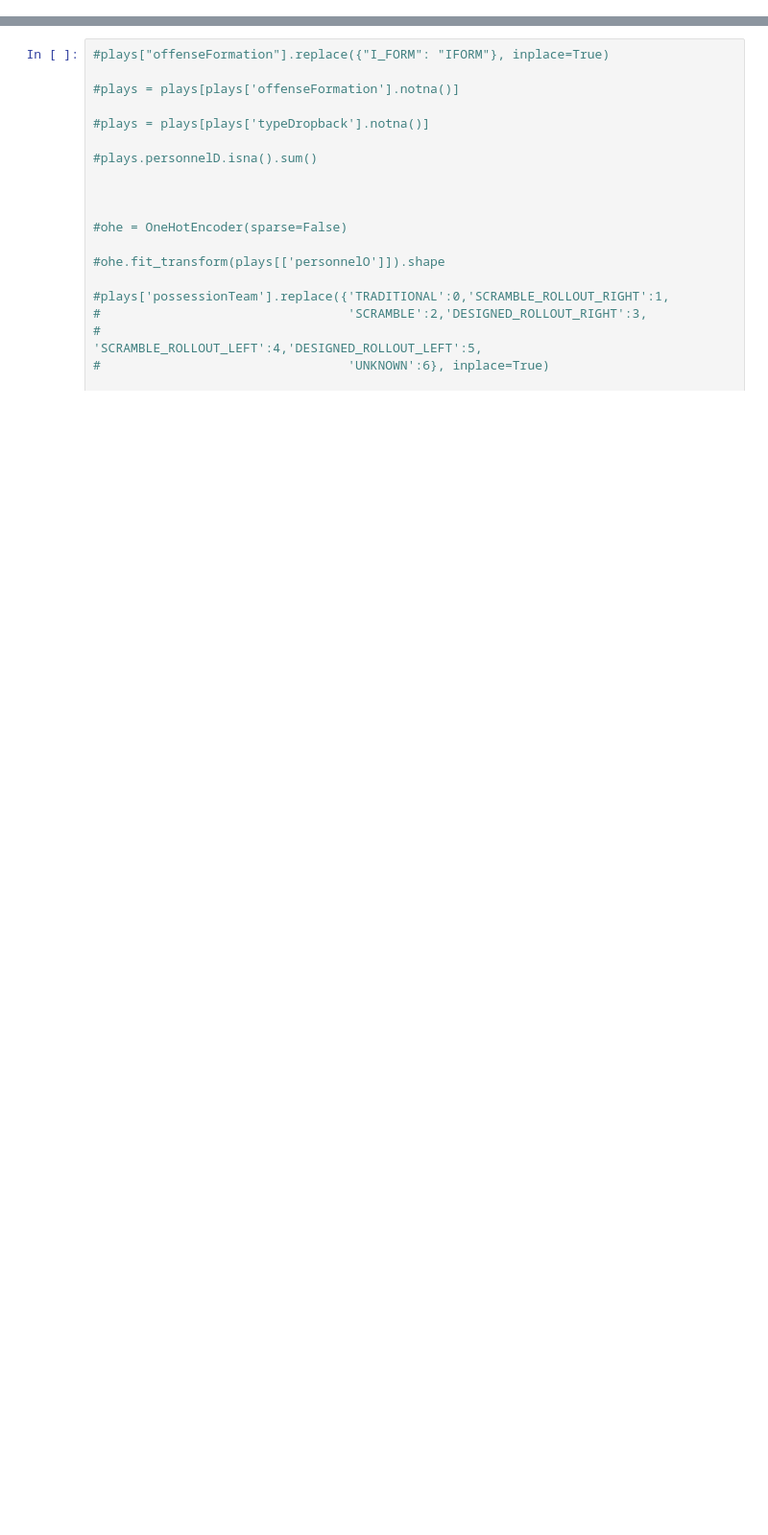
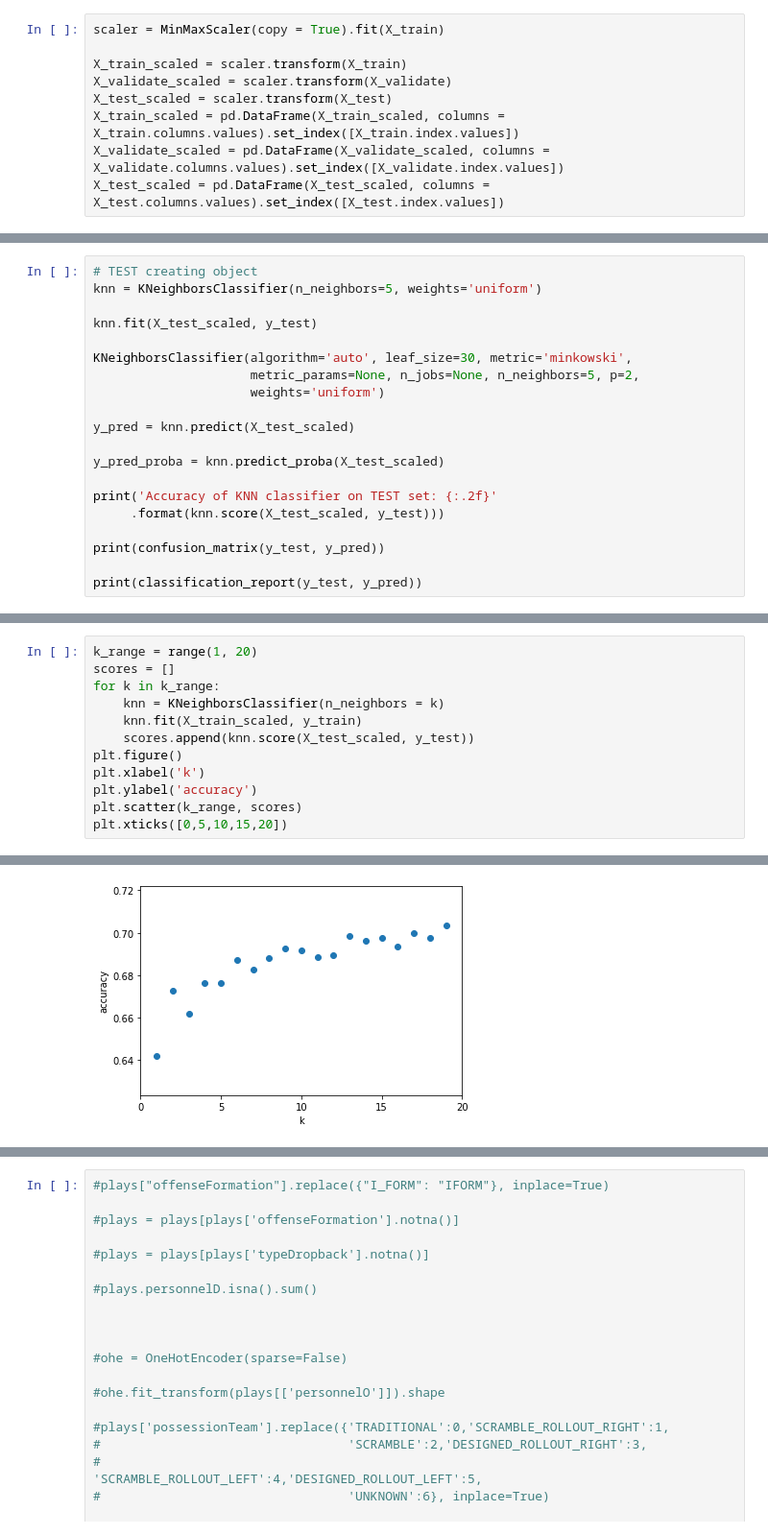
Before and after one commit to Fourth-and-Four/NFL-Big-Data-Bowl-2021, a Jupyter notebook: A_scratch.ipynb, the cells around one changed output, grey strips where cells are left out. Shown at 96% size. Cells and saved outputs as stored; diff of their text form; blank space fills up the shorter version.

```diff
--- a/A_scratch.ipynb
+++ b/A_scratch.ipynb
@@ -75,0 +150,9 @@ memory usage: 3.8+ MB
+# %%
+scaler = MinMaxScaler(copy = True).fit(X_train)
+
+X_train_scaled = scaler.transform(X_train)
+X_validate_scaled = scaler.transform(X_validate)
+X_test_scaled = scaler.transform(X_test)
+X_train_scaled = pd.DataFrame(X_train_scaled, columns = X_train.columns.values).set_index([X_train.index.values])
+X_validate_scaled = pd.DataFrame(X_validate_scaled, columns = X_validate.columns.values).set_index([X_validate.index.values])
+X_test_scaled = pd.DataFrame(X_test_scaled, columns = X_test.columns.values).set_index([X_test.index.values])
@@ -75,0 +506,20 @@ memory usage: 3.8+ MB
+# %%
+# TEST creating object
+knn = KNeighborsClassifier(n_neighbors=5, weights='uniform')
+
+knn.fit(X_test_scaled, y_test)
+
+KNeighborsClassifier(algorithm='auto', leaf_size=30, metric='minkowski',
+                     metric_params=None, n_jobs=None, n_neighbors=5, p=2,
+                     weights='uniform')
+
+y_pred = knn.predict(X_test_scaled)
+
+y_pred_proba = knn.predict_proba(X_test_scaled)
+
+print('Accuracy of KNN classifier on TEST set: {:.2f}'
+     .format(knn.score(X_test_scaled, y_test)))
+
+print(confusion_matrix(y_test, y_pred))
+
+print(classification_report(y_test, y_pred))
@@ -75,0 +538,13 @@ memory usage: 3.8+ MB
+# %%
+k_range = range(1, 20)
+scores = []
+for k in k_range:
+    knn = KNeighborsClassifier(n_neighbors = k)
+    knn.fit(X_train_scaled, y_train)
+    scores.append(knn.score(X_test_scaled, y_test))
+plt.figure()
+plt.xlabel('k')
+plt.ylabel('accuracy')
+plt.scatter(k_range, scores)
+plt.xticks([0,5,10,15,20])
+# %% [output]
@@ -75,0 +557 @@ memory usage: 3.8+ MB
+[figure, added]
```
Also changed, not shown: parts of 61 cells of this notebook.
